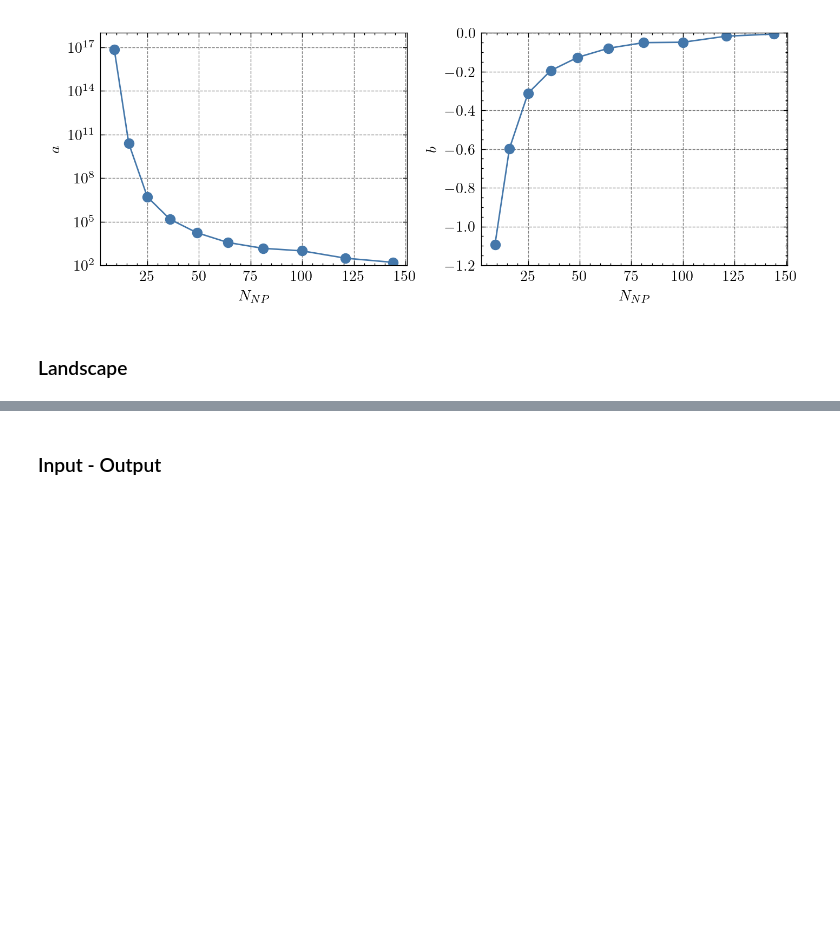
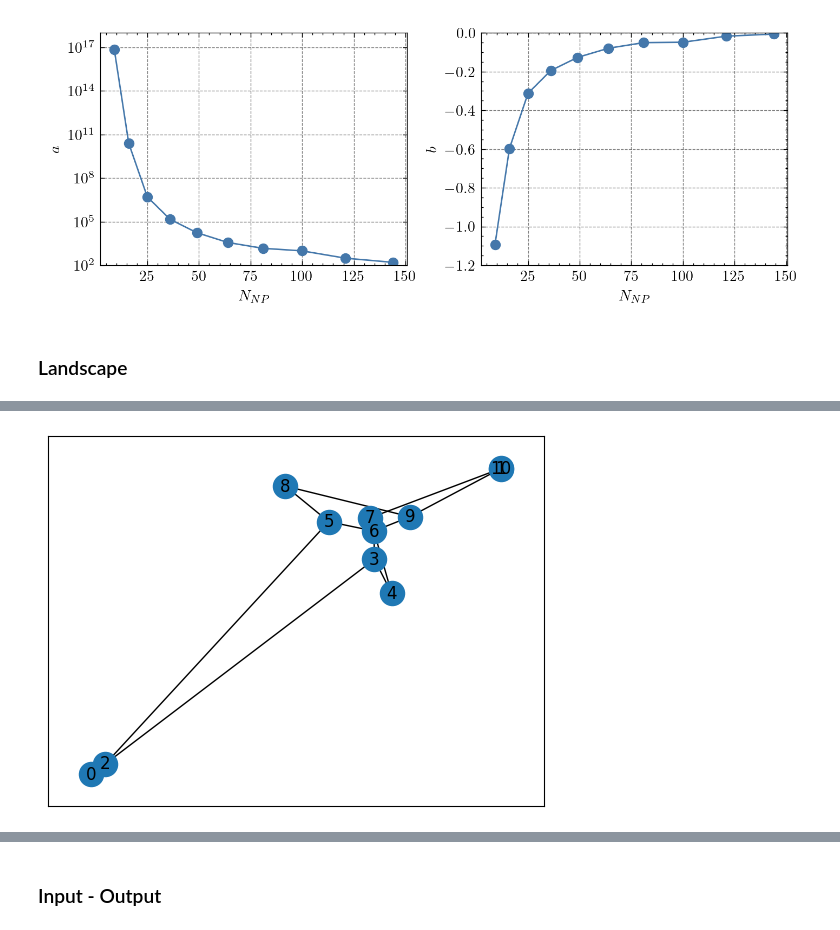
Before and after one commit to JonasMnsing/NanoNets, a Jupyter notebook: scripts/2_funding_period/WP2/step_input/nbk/step_input.ipynb, the cells around one changed output, grey strips where cells are left out. Drawn from its saved outputs; the diff is of its cells as text; code cells hidden in the pictures; blank space fills up the shorter version.

```diff
--- a/scripts/2_funding_period/WP2/step_input/nbk/step_input.ipynb
+++ b/scripts/2_funding_period/WP2/step_input/nbk/step_input.ipynb
@@ -126 +253,9 @@ with plt.style.context(["science","bright","grid"]):
+# %%
+pos     = {N : np.random.uniform(0,1,2) for N in range(0,N*N+2)}
+pos[0]  = [0,0]
+pos[1]  = [1,1]
+pos2    = nx.kamada_kawai_layout(G, pos=pos, center=[0.5,0.5], scale=1)
+nx.draw_networkx(G, pos2)
+# %% [output]
+[figure, added]
 # %%
```
Also changed, not shown: parts of 14 cells of this notebook, 2 other files.
